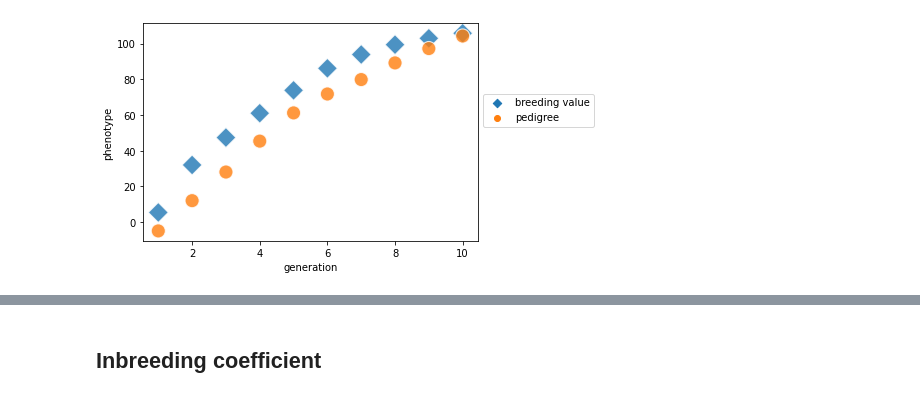
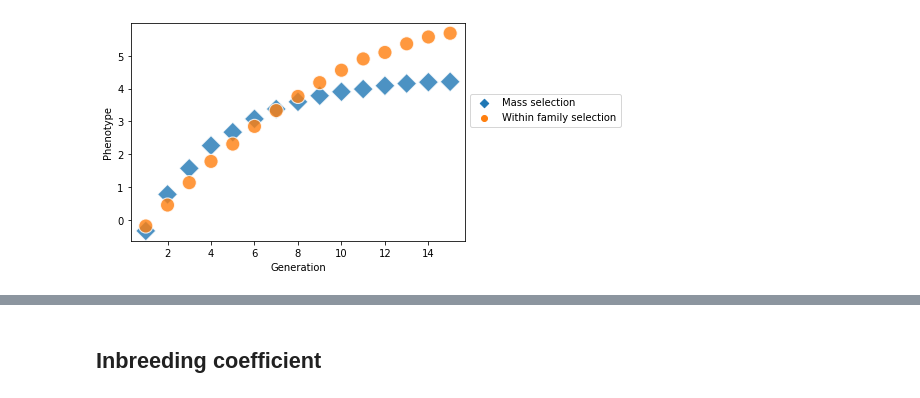
Before and after one commit to showhey0119/aquabreeding, a Jupyter notebook: aquabreeding_tutorial.ipynb, the cells around one changed output, grey strips where cells are left out. Drawn from its saved outputs; the diff is of its cells as text; code cells hidden in the pictures.

```diff
--- a/aquabreeding_tutorial.ipynb
+++ b/aquabreeding_tutorial.ipynb
@@ -225,77 +267,71 @@ plt.show ()
 # %%
-# it takes minutes
+# CAUSION: it takes minutes
 
 # results are stored in pandas DataFrame
 cols = ['phenotype', 'generation', 'tag']
 df1 = pd.DataFrame(index=[], columns=cols)
 
-# select by breeding values
-for i in range (10):  # 10 replicates
+# mass selection
+for i in range(10):  # 10 replicates
     # start new simulation
     # initial setting
-    aqua_bred = aq.SimAquabreeding (
-                    founder_size=10,
-                    progeny_size=100,
-                    chrom=(3, 100_000_000, 1),
-                    n_snp=50,
-                    additive_var=5.0,
-                    residual_var=8.0)
-    aqua_bred.snp_info ()
+    aqua_bred = aq.SimAquabreeding(founder_size=10,
+                                   progeny_size=100,
+                                   chrom=(3, 100_000_000, 1),
+                                   n_snp=50,
+                                   mean_pheno=0.0,
+                                   effect_var=0.04,
+                                   residual_var=0.12)
+    aqua_bred.snp_info()
 
-    for g in range (10):  # simulate from F1 to F10
-        # partial diallel cross
-        aqua_bred.progeny_partial_diallel_mating ()
-
-        # calculating phenotypic and breeding values
-        aqua_bred.breeding_value_nrm (g_blup='EMMA')
+    for g in range(15):  # simulate from F1 to F15
+        aqua_bred.factorial_mating(cross_design='1x2')
+        aqua_bred.breeding_value_nrm(g_blup=True)
 
         # get phenotype data
-        record = pd.DataFrame ([[np.mean (aqua_bred.pheno_v), g, 'breeding value']], columns=cols)
-        df1 = pd.concat ([df1, record], ignore_index=True)
+        tmp_p = aqua_bred.get_phenotype()
+        record = pd.DataFrame([[np.mean (tmp_p), g, 'Mass selection']], columns=cols)
+        df1 = pd.concat([df1, record], ignore_index=True)
 
-        # select next founders based on breeding values
-        aqua_bred.select_by_breeding_value ()
+        aqua_bred.mass_selection(select_by='bv')
 
-# select by pedigree
-for i in range (10):  # 10 replicates
+# within family selection
+for i in range(10):  # 10 replicates
     # start new simulation
     # initial setting
-    aqua_bred = aq.SimAquabreeding (
-                    founder_size=10,
-                    progeny_size=100,
-                    chrom=(3, 100_000_000, 1),
-                    n_snp=50,
-                    additive_var=5.0,
-                    residual_var=8.0)
-    aqua_bred.snp_info ()
+    aqua_bred = aq.SimAquabreeding(founder_size=10,
+                                   progeny_size=100,
+                                   chrom=(3, 100_000_000, 1),
+                                   n_snp=50,
+                                   mean_pheno = 0.0,
+                                   effect_var=0.04,
+                                   residual_var=0.12)
+    aqua_bred.snp_info()
 
-    for g in range (10):  # simulate from F1 to F10
-        # partial diallel cross
-        aqua_bred.progeny_partial_diallel_mating ()
-
-        # calculating phenotypic and breeding values
-        aqua_bred.breeding_value_nrm (g_blup='EMMA')
+    for g in range(15):  # simulate from F1 to F15
+        aqua_bred.factorial_mating(cross_design='1x2')
+        aqua_bred.breeding_value_nrm(g_blup=True)
 
         # get phenotype data
-        record = pd.DataFrame ([[np.mean (aqua_bred.pheno_v), g, 'pedigree']], columns=cols)
-        df1 = pd.concat ([df1, record], ignore_index=True)
+        tmp_p = aqua_bred.get_phenotype()
+        record = pd.DataFrame([[np.mean (tmp_p), g, 'Within family selection']], columns=cols)
+        df1 = pd.concat([df1, record], ignore_index=True)
 
-        # select next founders based on pedigree
-        aqua_bred.select_by_pedigree ()
+        aqua_bred.within_family_selection(select_by='bv')
 
-cols = ['generation', 'phenotype', 'tag']
+cols = ['Generation', 'Phenotype', 'tag']
 df2 = pd.DataFrame(index=[], columns=cols)
-for g in range (10):
-    for j in ['breeding value', 'pedigree']:
+for g in range(15):
+    for j in ['Mass selection', 'Within family selection']:
         tmp = df1[(df1['generation']==g) & (df1['tag']==j)]
         #print (tmp)
-        mean_phe = np.mean (tmp['phenotype'])
+        mean_phe = np.mean(tmp['phenotype'])
         record = pd.DataFrame([[g+1, mean_phe, j]], columns=cols)
-        df2 = pd.concat ([df2, record], ignore_index=True)
+        df2 = pd.concat([df2, record], ignore_index=True)
 #print (df2)
-sns.scatterplot(x="generation", y="phenotype", hue="tag", style='tag', markers=('D', 'o'), s=200, alpha=0.8, data=df2)
-plt.legend (loc=2, bbox_to_anchor = (1, 0.7))
-plt.show ()
+sns.scatterplot(x="Generation", y="Phenotype", hue="tag", style='tag', markers=('D', 'o'), s=200, alpha=0.8, data=df2)
+plt.legend(loc=2, bbox_to_anchor=(1, 0.7))
+plt.show()
 # %% [output]
-[figure, old version]
+[figure, new version]
 # %% [markdown]
```
Also changed, not shown: parts of 20 cells of this notebook, 8 other files.
